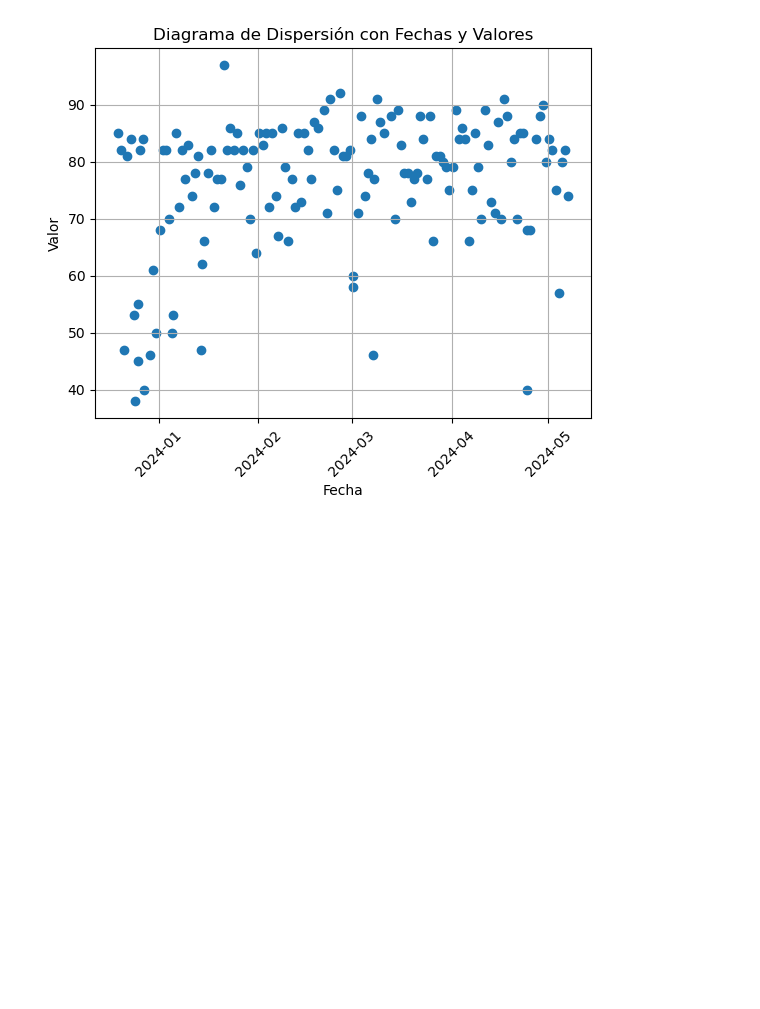
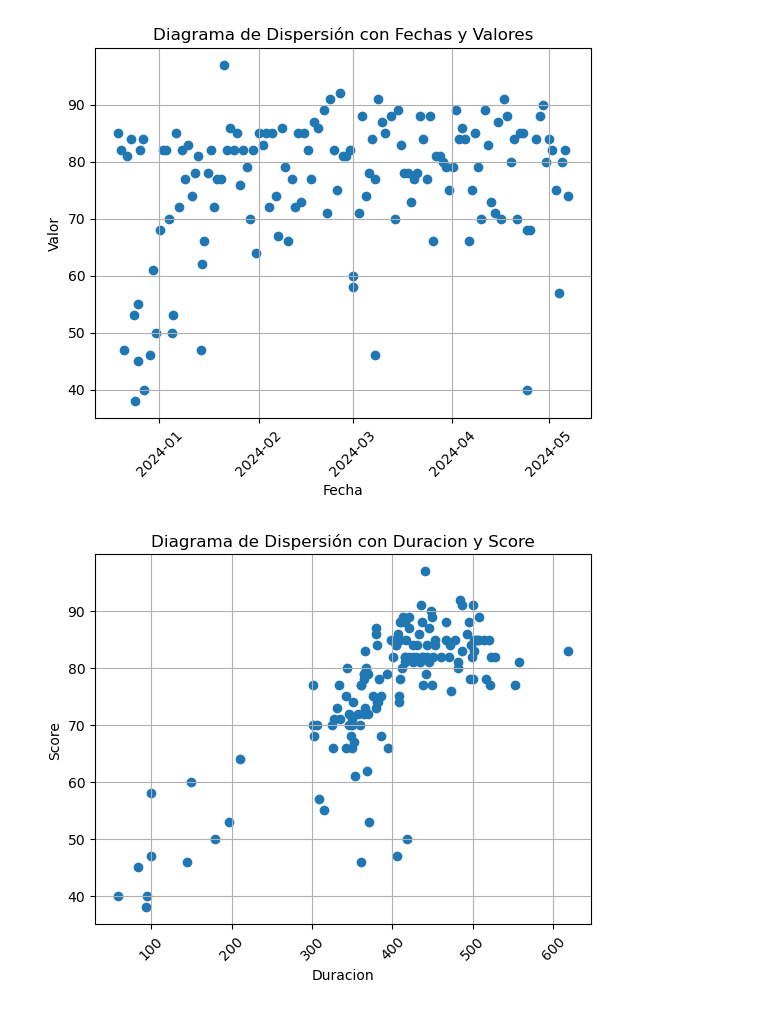
Before and after one commit to MatiasLoiseau/sleep-data-samsung-health, a Jupyter notebook: exploratory_data_analysis.ipynb, the cells around one changed output. Cells and saved outputs as stored; diff of their text form; code cells hidden in the pictures; blank space fills up the shorter version.

```diff
--- a/exploratory_data_analysis.ipynb
+++ b/exploratory_data_analysis.ipynb
@@ -159,5 +200,16 @@ plt.grid(True)
 plt.show()
 # %% [output]
 [figure]
+# %%
+# Graficar el diagrama de dispersión
+plt.scatter(df_sleep['sleep_duration'], df_sleep['sleep_score'])
+plt.xlabel('Duracion')
+plt.ylabel('Score')
+plt.title('Diagrama de Dispersión con Duracion y Score')
+plt.xticks(rotation=45)
+plt.grid(True)
+plt.show()
+# %% [output]
+[figure, added]
 # %%
 # Seleccionar solo las columnas deseadas para la matriz de correlación
```
Also changed, not shown: parts of 20 cells of this notebook.
